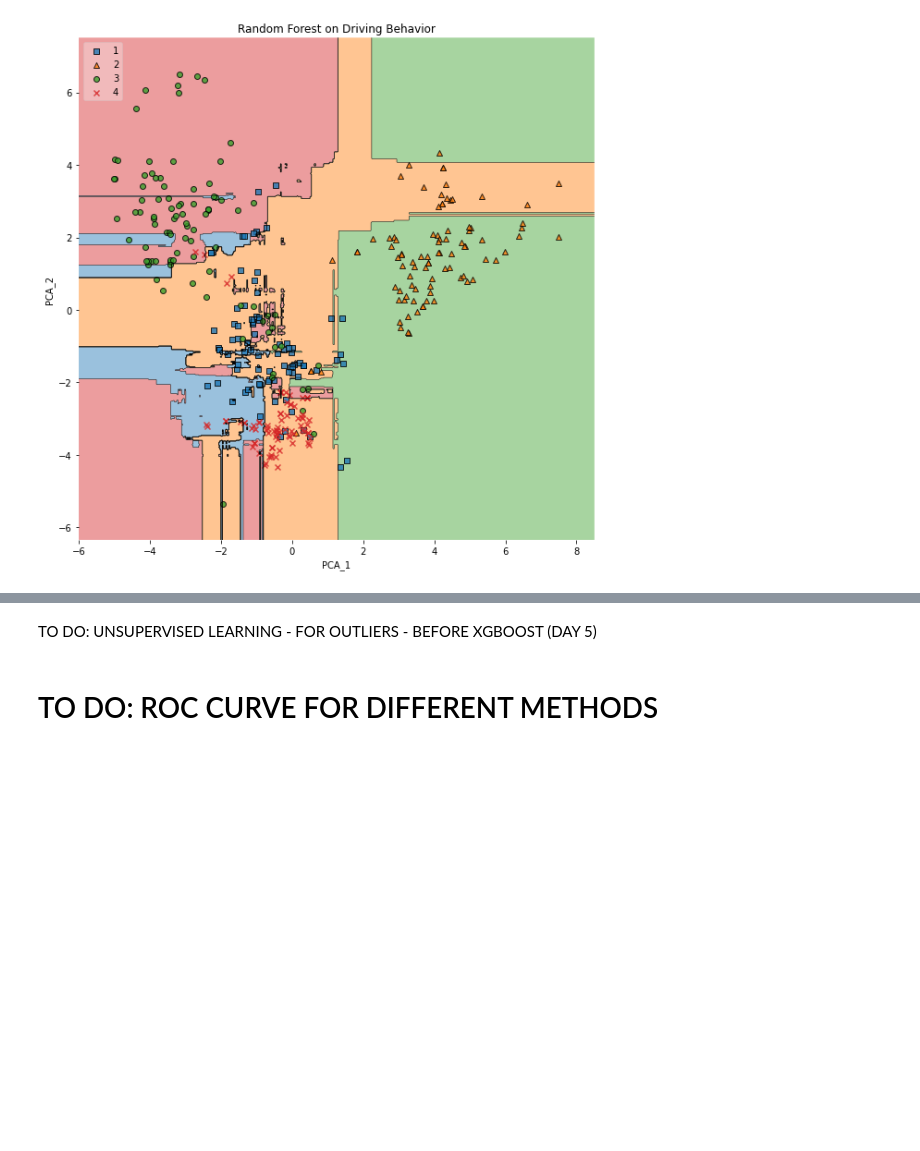
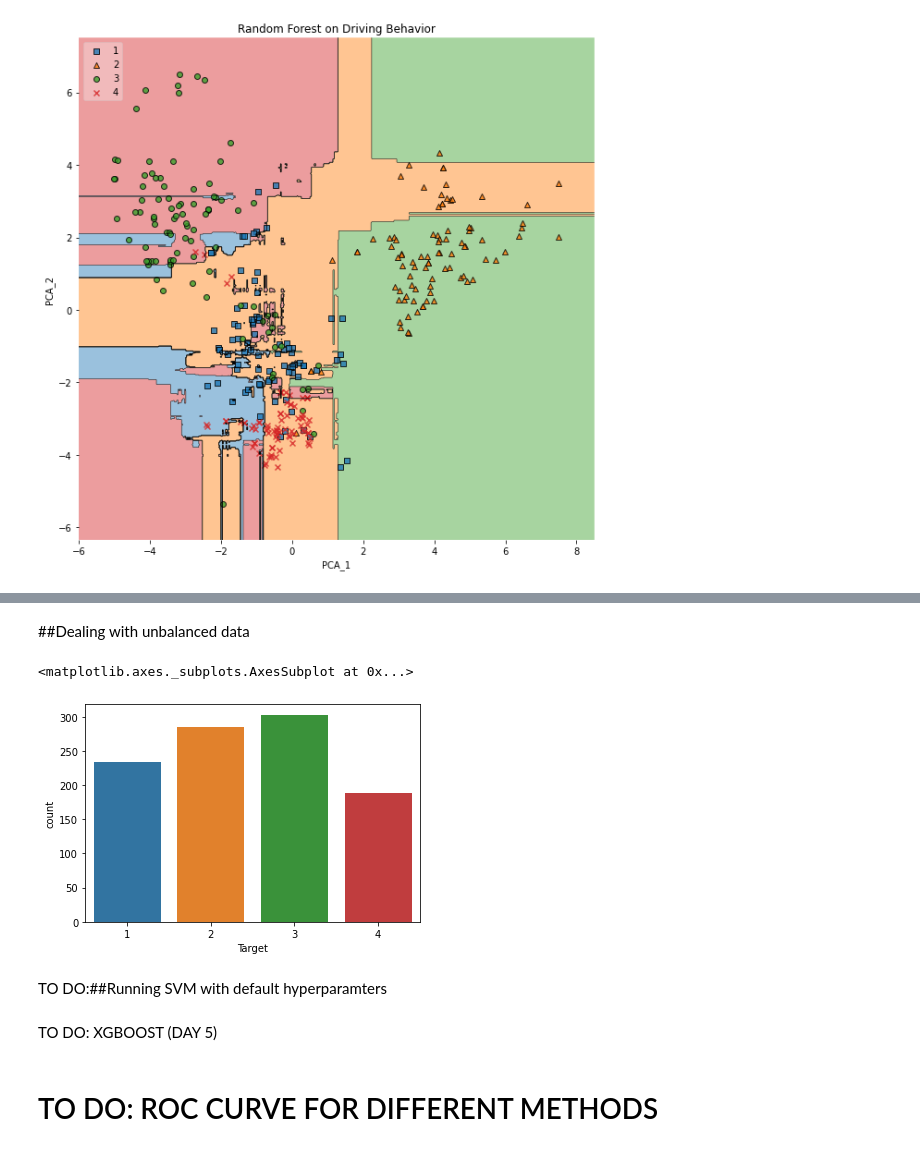
Before and after one commit to monikachudyba/MachineLearningProjects, a Jupyter notebook: Driving Behavior Dataset.ipynb, the cells around one changed output, grey strips where cells are left out. Cells and saved outputs as stored; diff of their text form; code cells hidden in the pictures; blank space fills up the shorter version.

```diff
--- a/Driving Behavior Dataset.ipynb
+++ b/Driving Behavior Dataset.ipynb
@@ -583,0 +637,9 @@ plt.show()
+# %%
+df_clear = df_clear.iloc[dbscan.labels_!= -1]
+# %% [markdown]
+##Dealing with unbalanced data
+# %%
+sns.countplot(x='Target',data=df_clear)
+# %% [output]
+<matplotlib.axes._subplots.AxesSubplot at 0x...>
+[figure, added]
@@ -583,0 +651,2 @@ plt.show()
+# %% [markdown]
+TO DO:##Running SVM with default hyperparamters
@@ -584,2 +660,2 @@ plt.show()
 # %% [markdown]
-TO DO: UNSUPERVISED LEARNING - FOR OUTLIERS - BEFORE XGBOOST (DAY 5)
+TO DO: XGBOOST (DAY 5)
```
Also changed, not shown: parts of 20 cells of this notebook.
